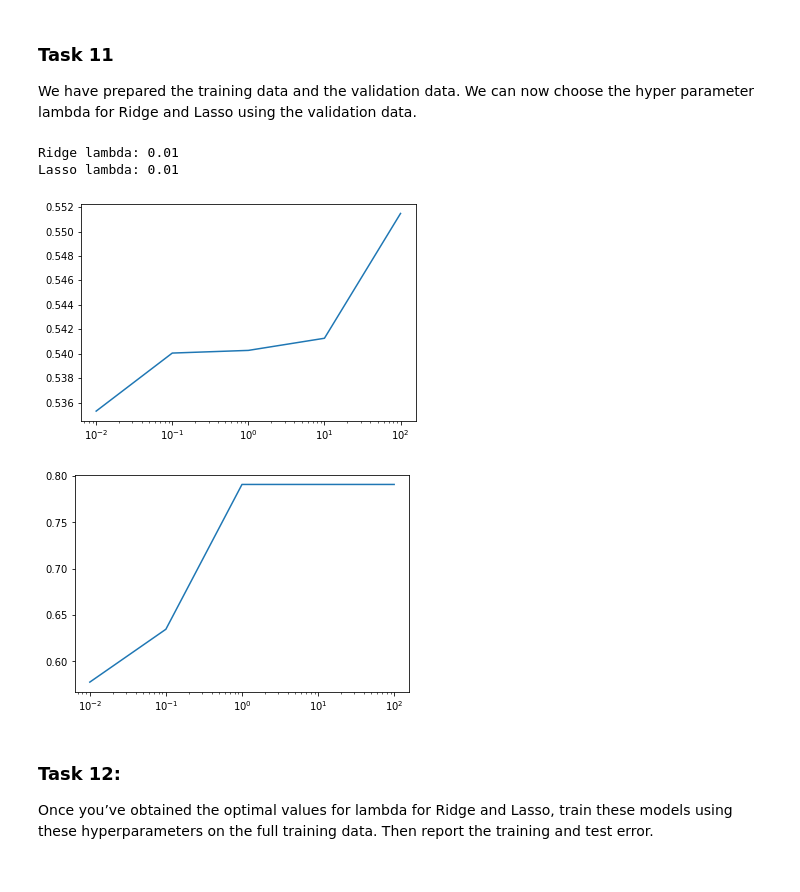
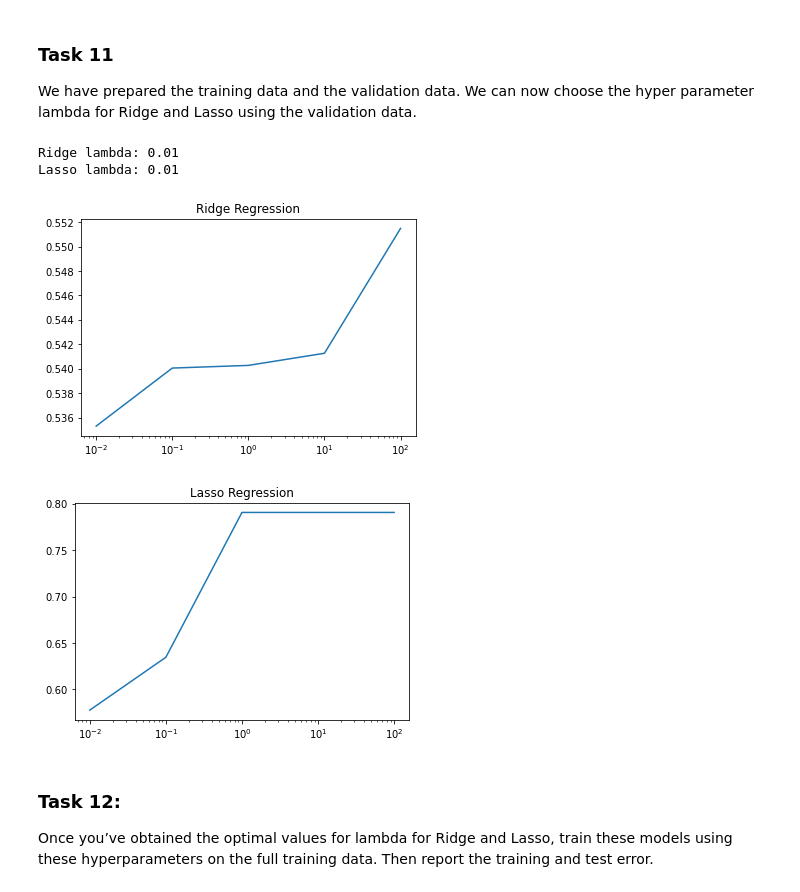
Before and after one commit to jan-kreischer/UZH_FODS, a Jupyter notebook: Practical-01/index.ipynb, the cells around one changed output. Drawn from its saved outputs; the diff is of its cells as text; code cells hidden in the pictures.

```diff
--- a/Practical-01/index.ipynb
+++ b/Practical-01/index.ipynb
@@ -442,14 +442,14 @@ def prepare_data(X, y, degree):
     # training data & test data using the function split_data
     X_train, y_train, X_test, y_test = split_data(X, y, 0.8)
     # Standardization of the training data using the code by task 7
-    X_train_std, X_train_mean, X_train_std_div = standardize_data(X_train)
+    X_train, mean, std_div = standardize_data(X_train)
     # Then standardize the test data using the same code by task 7
-    X_test_std = (X_test-X_train_mean)/X_train_std_div
+    X_test = (X_test-mean)/std_div
     # Next step: split the training data to training and validation data using a split coefficient of 0.8
-    X_train_n, y_train_n, X_train_v, y_train_v = split_data(X_train_std, y_train, 0.8)
-    return X_train, y_train, X_train_n, y_train_n, X_train_v, y_train_v, X_test, y_test
+    X_train, y_train, X_valid, y_valid = split_data(X_train, y_train, 0.8)
+    return X_train, y_train, X_valid, y_valid, X_test, y_test
 # Activation and expansion of data
-X_train, y_train, X_train_n, y_train_n, X_train_v, y_train_v, X_test, y_test = prepare_data(X, y, 2) # here we expand the dataset with degree 2
+X_train, y_train, X_valid, y_valid, X_test, y_test = prepare_data(X, y, 2) # here we expand the dataset with degree 2
 # %% [markdown]
 ### **Task 11**
 We have prepared the training data and the validation data. We can now choose the hyper parameter lambda for Ridge and Lasso using the validation data.
@@ -458,45 +458,48 @@ We have prepared the training data and the validation data. We can now choose th
 # returns the lambda value that has the minimal mse
 # We use is_ridge to indicate the model we consider.
 # is_ridge = True indicates Ridge while is_ridge = False indicates Lasso
-def choose_hyper_param(X_train_n, y_train_n, X_train_v, y_train_v, is_ridge: bool):
+def choose_hyper_param(X_train, y_train, X_valid, y_valid, is_ridge: bool):
     mse_arr = []
     lam_arr = []
-
+    title = ''
     for pow_lam in range(-2, 3):
         lam = 10 ** pow_lam
         if is_ridge:
-          regression = Ridge(lam).fit(X_train_n, y_train_n)
+          title = "Ridge Regression"
+          regression = Ridge(lam).fit(X_train, y_train)
         else:
-          regression = Lasso(lam).fit(X_train_n, y_train_n)
+          title  = "Lasso Regression"
+          regression = Lasso(lam).fit(X_train, y_train)
         # Get the predictions for the validation set
-        y_pred = regression.predict(X_train_v)
+        y_pred = regression.predict(X_valid)
         # Calculate the mse
-        mse = np.sum((y_pred - y_train_v) ** 2) / y_train_v.shape[0]
+        mse = np.sum((y_pred - y_valid) ** 2) / y_valid.shape[0]
         # Add the mse when using the hyperparameter lam
         mse_arr.append(mse)
         lam_arr.append(lam)
 
     # get the index of the lambda value that has the minimal mse
     lambda_idx_min = np.argmin(np.array(mse_arr))
 
     # plot of the lambda values and their mse
     plt.figure()
+    plt.title(title)
     plt.semilogx(lam_arr, mse_arr)
 
     # return the best lambda value
     return lam_arr[lambda_idx_min]
 
 # call the function to choose the lambda for Ridge and Lasso
-lam_ridge = choose_hyper_param(X_train_n, y_train_n, X_train_v, y_train_v, True)
-lam_lasso = choose_hyper_param(X_train_n, y_train_n, X_train_v, y_train_v, False)
+lam_ridge = choose_hyper_param(X_train, y_train, X_valid, y_valid, True)
+lam_lasso = choose_hyper_param(X_train, y_train, X_valid, y_valid, False)
 
-print("Ridge lambda:", lam_ridge)
+print("Best lambda for ridge lambda:", lam_ridge)
 print("Lasso lambda:", lam_lasso)
 # %% [output]
 Ridge lambda: 0.01
 Lasso lambda: 0.01
-[figure, old version]
+[figure, new version]
-[figure, old version]
+[figure, new version]
 # %% [markdown]
 ### **Task 12**:
 Once you’ve obtained the optimal values for lambda for Ridge and Lasso, train these models using these hyperparameters on the full training data. Then report
```
